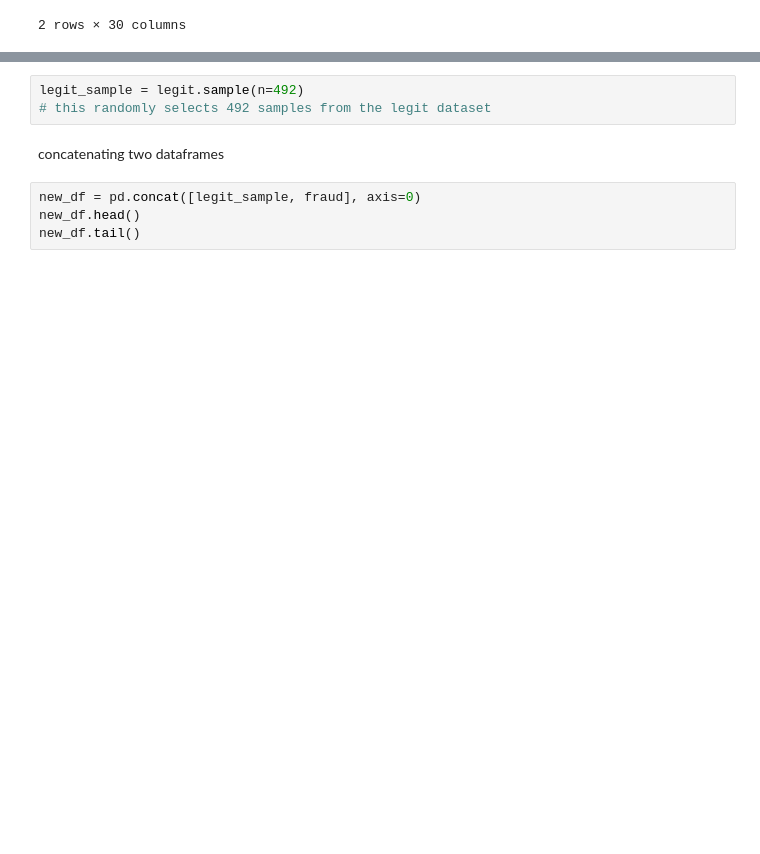
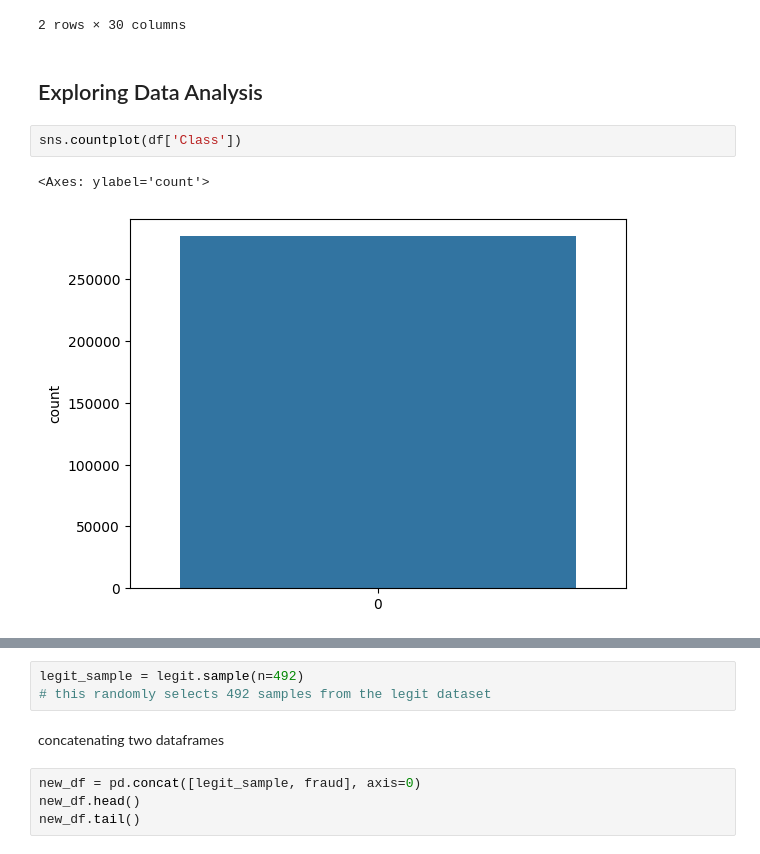
Before and after one commit to hollermay/FraudiCard, a Jupyter notebook: creditcard.ipynb, the cells around one changed output, grey strips where cells are left out. Cells and saved outputs as stored; diff of their text form; blank space fills up the shorter version.

```diff
--- a/creditcard.ipynb
+++ b/creditcard.ipynb
@@ -120,3 +127,10 @@ df.groupby('Class').mean()
 | 0 | 94838.202258 | 0.008258 | -0.006271 | 0.012171 | -0.007860 | 0.005453 | 0.002419 | 0.009637 | -0.000987 | 0.004467 | ... | ... |
 | 1 | 80746.806911 | -4.771948 | 3.623778 | -7.033281 | 4.542029 | -3.151225 | -1.397737 | -5.568731 | 0.570636 | -2.581123 | ... | ... |
 2 rows × 30 columns
+# %% [markdown]
+## Exploring Data Analysis
+# %%
+sns.countplot(df['Class'])
+# %% [output]
+<Axes: ylabel='count'>
+[figure, added]
```
Also changed, not shown: parts of 26 cells of this notebook.
